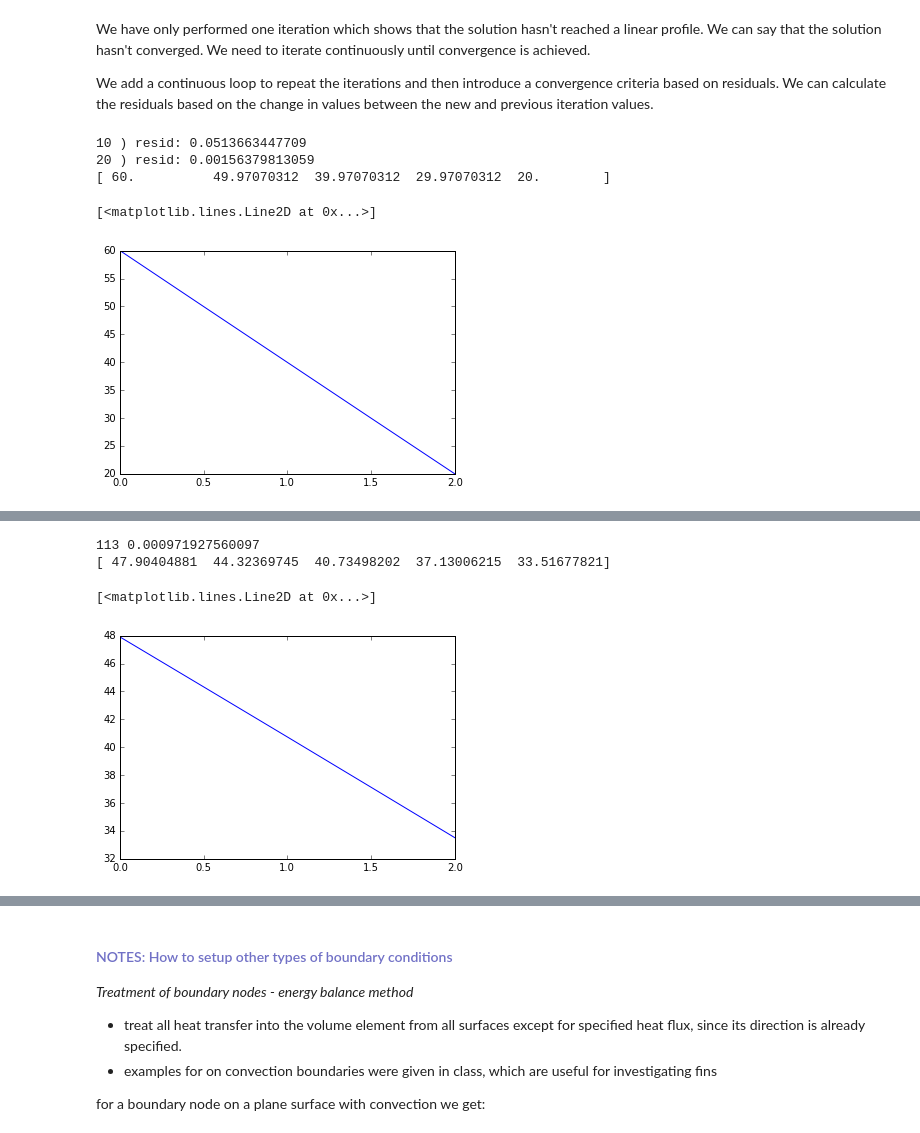
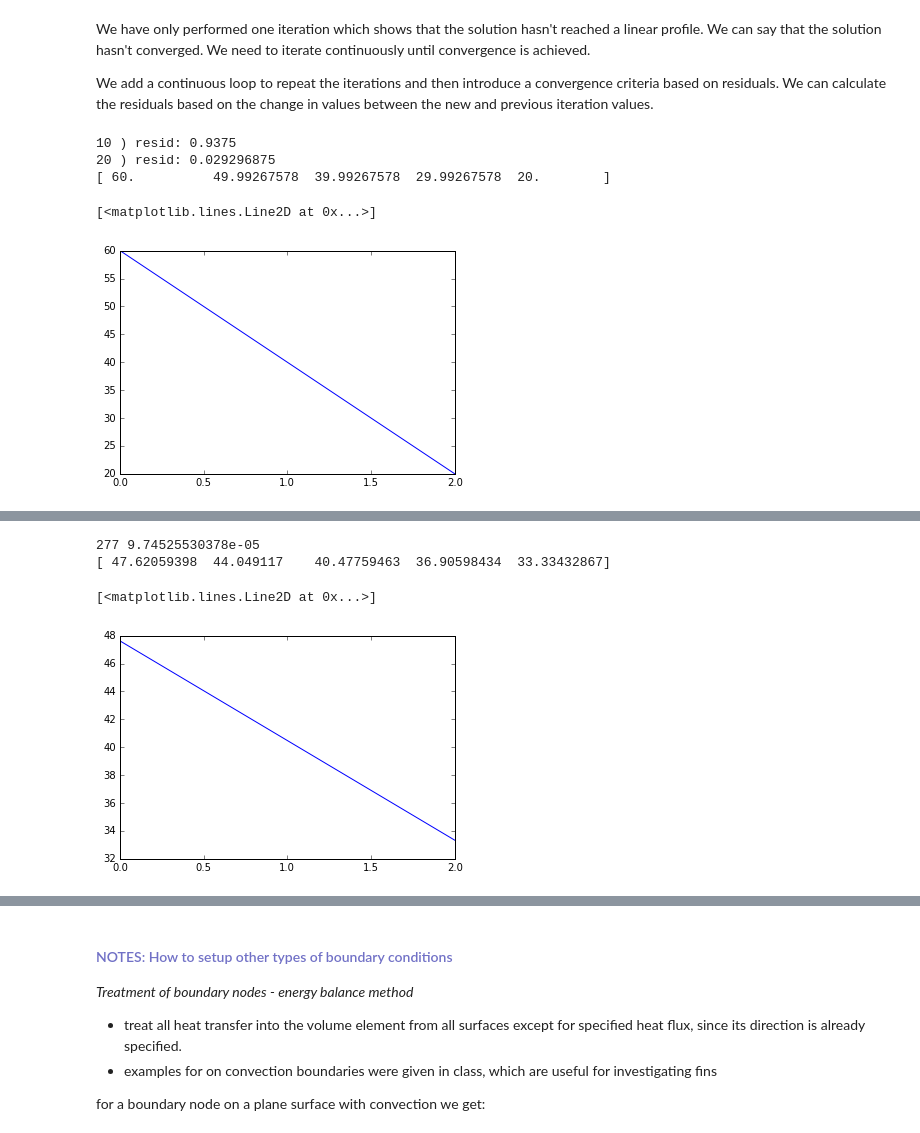
Before and after one commit to kiaointhavong/MIET2039, a Jupyter notebook: MIET2039_CL07-Modelling-1D-2D-Conduction-SOLN.ipynb, the cells around one changed output, grey strips where cells are left out. Saved outputs shown, nothing was run; the diff lists cells and outputs as text; code cells hidden in the pictures.

Commit message:
udpated residuals equation
udpated residuals equation

```diff
--- a/MIET2039_CL07-Modelling-1D-2D-Conduction-SOLN.ipynb
+++ b/MIET2039_CL07-Modelling-1D-2D-Conduction-SOLN.ipynb
@@ -96,7 +96,7 @@ T_old = np.array(T)
 
 # set a convergence criteria value for the residual. After doing some runs you can
 # return here and see what effect the criteria has on the solution
-criteria = 0.001
+criteria = 0.01
 
 # in case we never reach convergence, set a maximum number of iterations to solve for
 maxIteration = 5000
@@ -124,7 +124,7 @@ residual = 1
 while residual > criteria:         # continuously loop while residual > criteria
     T[1:-1] = (T[2:] + T[0:-2])/2
 
-    residual = sum((T - T_old)/T)   # calculate the residual
+    residual = np.sqrt(sum(np.square(T - T_old)))   # calculate the residual
     T_old = np.array(T)             # store the Temperature values into Told
     iteration +=1                   # increment the iteration counter
     if np.mod(iteration, 10) == 0:  # print every 10th iteration
@@ -151,9 +151,9 @@ plt.plot(np.linspace(0,L,nx), T)
 # ii) what effect does changing the residual criteria have on the solution?
 # iii) what happens if you increase the number of nodes?
 # %% [output]
-10 ) resid: 0.0513663447709
-20 ) resid: 0.00156379813059
-[ 60.          49.97070312  39.97070312  29.97070312  20.        ]
+10 ) resid: 0.9375
+20 ) resid: 0.029296875
+[ 60.          49.99267578  39.99267578  29.99267578  20.        ]
 [<matplotlib.lines.Line2D at 0x...>]
 [figure]
 # %% [markdown]
@@ -222,7 +222,7 @@ T_old = np.array(T)
 
 # set a convergence criteria
 # return here and see what effect the criteria has on the solution
-criteria = 0.001
+criteria = 0.0001
 
 # set maximum number of iterations
 maxIteration = 1000
@@ -243,37 +243,37 @@ residual = 1
 # increment the iteratrion number
 # check if the iteration has reached its maximum iterations and break the iterator if needed
 # e.g. if iteration > maxIteration:
 #        break
 # The residual equation can be written as np.sqrt(sum((T - T_old)**2))
 
 while residual > criteria:         # continuously loop while residual > criteria
     T[0] = qLeft*dx/kCond + T[1]   # left heat flux boundary
     T[nx-1] = (hConv*dx/kCond * T_inf + T[nx-2])/(1+hConv*dx/kCond) # right convection boundary
     T[1:-1] = (T[2:] + T[0:-2])/2  # internal nodes
 
-    residual = np.sqrt(sum((T - T_old)/T)**2)   # calculate the residual
+    residual = np.sqrt(sum(np.square(T - T_old)))   # calculate the residual
     T_old = np.array(T)             # store the Temperature values into Told
     iteration +=1
     #print (iteration, residual)  # might be too many to print
     if iteration > maxIteration:
         break                      # stop the iteration if the maximum has been reached
 
 print(iteration, residual)
 print(T)
 plt.plot(np.linspace(0,L,nx), T)
 
 
 # ******************************************
 # 6. Conclusion
 # ******************************************
 # i) what are the left boundary and right boundary temperatures?
 # ii) what is the effect of a higher heat flux?
 # iii) what is the effect of a higher heat transfer coefficient?
 # %% [output]
-113 0.000971927560097
-[ 47.90404881  44.32369745  40.73498202  37.13006215  33.51677821]
+277 9.74525530378e-05
+[ 47.62059398  44.049117    40.47759463  36.90598434  33.33432867]
 [<matplotlib.lines.Line2D at 0x...>]
-[figure, old version]
+[figure, new version]
 # %% [markdown]
 <h4 style="color:#7171C6;">ADDITIONAL STUDY EXERCISE: 2D and 3D models</h4>
 Solve the steady state solution for a 2D rectangular block with the following temperature boundary conditions:
```
Also changed, not shown: parts of 2 cells of this notebook.
